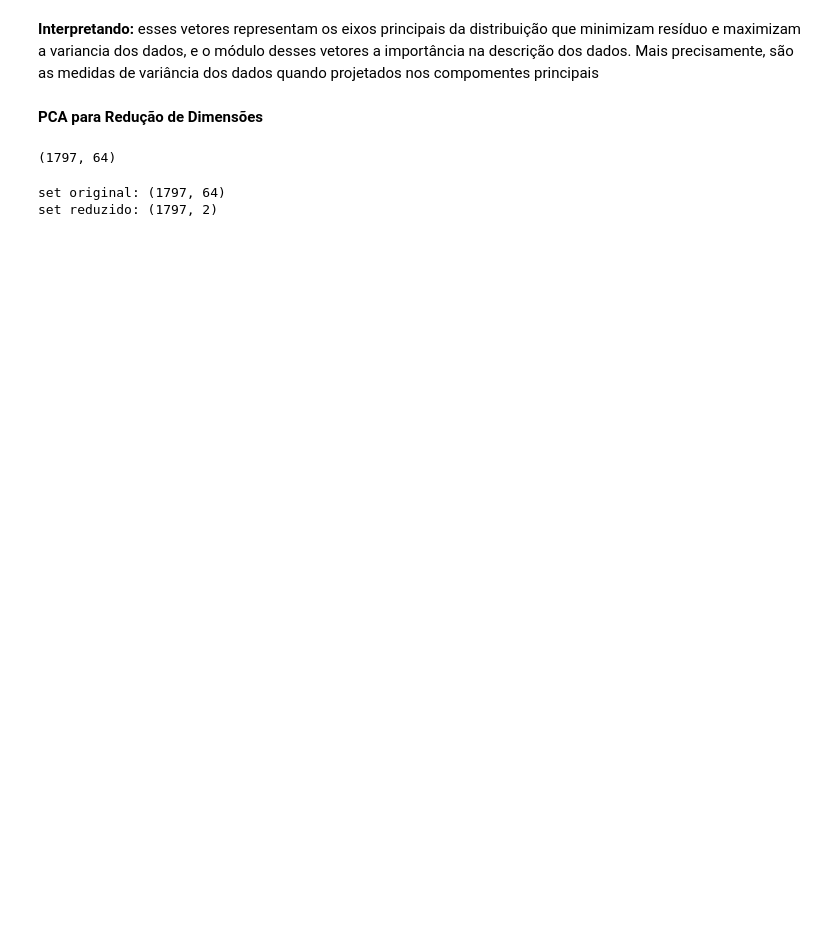
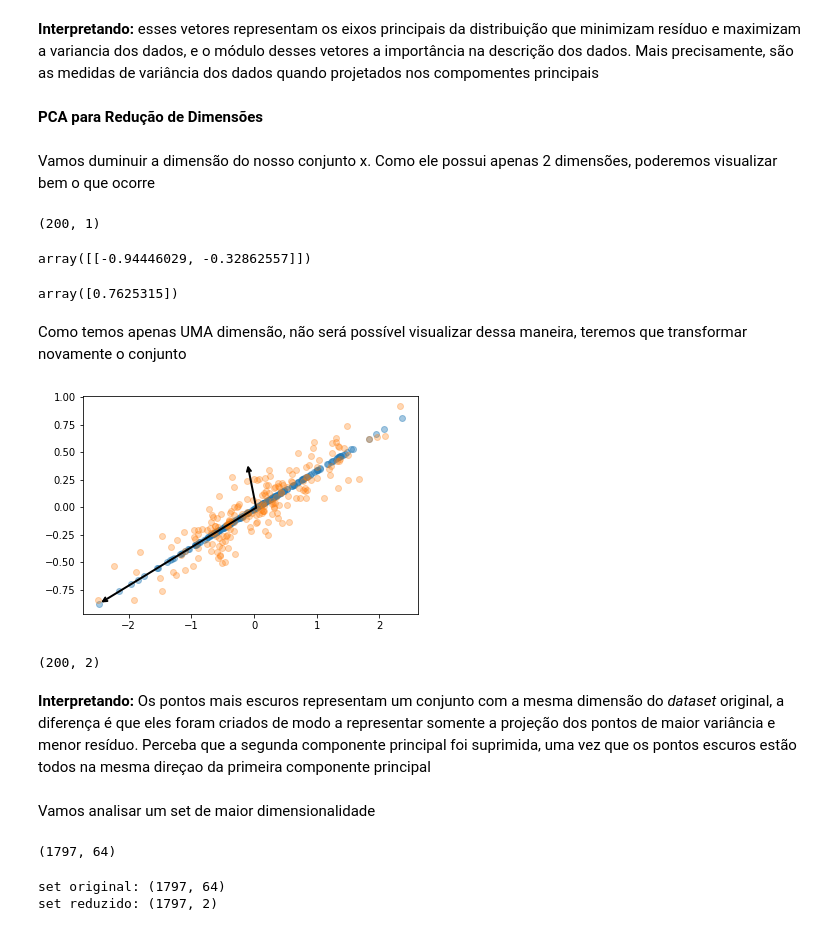
Before and after one commit to mikaelcordeiro/semanas, a Jupyter notebook: semana6/semana_6_teoria.ipynb, the cells around one changed output. Saved outputs shown, nothing was run; the diff lists cells and outputs as text; code cells hidden in the pictures; blank space fills up the shorter version.

```diff
--- a/semana6/semana_6_teoria.ipynb
+++ b/semana6/semana_6_teoria.ipynb
@@ -78,6 +78,44 @@ for length, vector in zip(var_exp, compomentes):
 **Interpretando:** esses vetores representam os eixos principais da distribuição que minimizam resíduo e maximizam a variancia dos dados, e o módulo desses vetores a importância na descrição dos dados. Mais precisamente, são as medidas de variância dos dados quando projetados nos compomentes principais
 # %% [markdown]
 **PCA para Redução de Dimensões**
+# %% [markdown]
+Vamos duminuir a dimensão do nosso conjunto x. Como ele possui apenas 2 dimensões, poderemos visualizar bem o que ocorre
+# %%
+pca_reduzido = skl.decomposition.PCA(n_components=1)
+# %%
+x_reduzido = pca_reduzido.transform(x)
+# %%
+x_reduzido.shape
+# %% [output]
+(200, 1)
+# %%
+pca_reduzido.components_
+# %% [output]
+array([[-0.94446029, -0.32862557]])
+# %%
+pca_reduzido.explained_variance_
+# %% [output]
+array([0.7625315])
+# %% [markdown]
+Como temos apenas UMA dimensão, não será possível visualizar dessa maneira, teremos que transformar novamente o conjunto
+# %%
+x_reduzido_inverso = pca_reduzido.inverse_transform(x_reduzido)
+# %%
+plt.scatter(x_reduzido_inverso[:, 0], x_reduzido_inverso[:, 1], alpha=.4)
+plt.scatter(x[:, 0], x[:, 1], alpha=0.3)
+for length, vector in zip(var_exp, compomentes):
+    v = vector * 3 * np.sqrt(length)
+    vetor(pca.mean_, pca.mean_ + v)
+# %% [output]
+[figure, added]
+# %%
+x_reduzido_inverso.shape
+# %% [output]
+(200, 2)
+# %% [markdown]
+**Interpretando:** Os pontos mais escuros representam um conjunto com a mesma dimensão do *dataset* original, a diferença é que eles foram criados de modo a representar somente a projeção dos pontos de maior variância e menor resíduo. Perceba que a segunda componente principal foi suprimida, uma vez que os pontos escuros estão todos na mesma direçao da primeira componente principal
+# %% [markdown]
+Vamos analisar um set de maior dimensionalidade
 # %%
 from sklearn.datasets import load_digits
 
```
Also changed, not shown: parts of 28 cells of this notebook.
